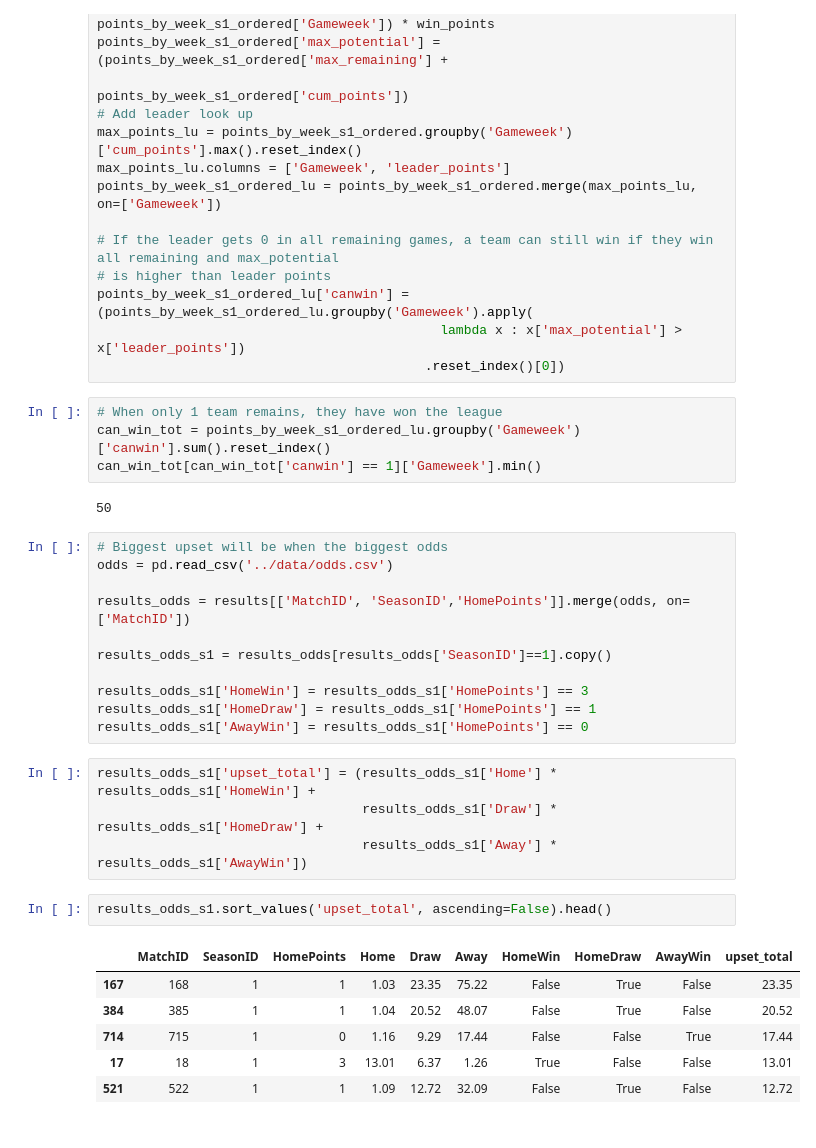
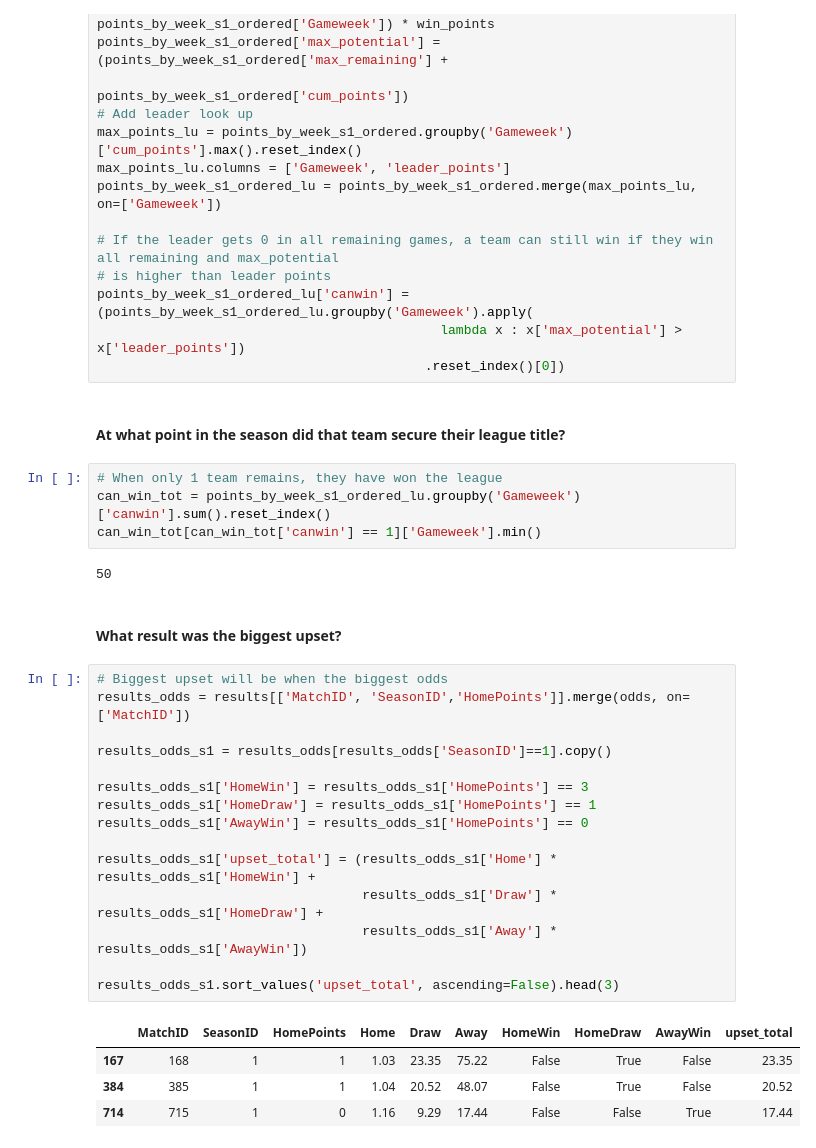
Before and after one commit to ch4413/football, a Jupyter notebook: notebooks/S1_123_season_1_analysis.ipynb, the cells around one changed output. Drawn from its saved outputs; the diff is of its cells as text.

```diff
--- a/notebooks/S1_123_season_1_analysis.ipynb
+++ b/notebooks/S1_123_season_1_analysis.ipynb
@@ -56,36 +56,36 @@ points_by_week_s1_ordered_lu = points_by_week_s1_ordered.merge(max_points_lu, on
 points_by_week_s1_ordered_lu['canwin'] = (points_by_week_s1_ordered_lu.groupby('Gameweek').apply(
                                             lambda x : x['max_potential'] > x['leader_points'])
                                           .reset_index()[0])
+# %% [markdown]
+#### At what point in the season did that team secure their league title?
 # %%
 # When only 1 team remains, they have won the league
 can_win_tot = points_by_week_s1_ordered_lu.groupby('Gameweek')['canwin'].sum().reset_index()
 can_win_tot[can_win_tot['canwin'] == 1]['Gameweek'].min()
 # %% [output]
 50
+# %% [markdown]
+#### What result was the biggest upset?
 # %%
 # Biggest upset will be when the biggest odds
-odds = pd.read_csv('../data/odds.csv')
-
 results_odds = results[['MatchID', 'SeasonID','HomePoints']].merge(odds, on=['MatchID'])
 
 results_odds_s1 = results_odds[results_odds['SeasonID']==1].copy()
 
 results_odds_s1['HomeWin'] = results_odds_s1['HomePoints'] == 3
 results_odds_s1['HomeDraw'] = results_odds_s1['HomePoints'] == 1
 results_odds_s1['AwayWin'] = results_odds_s1['HomePoints'] == 0
+
+results_odds_s1['upset_total'] = (results_odds_s1['Home'] * results_odds_s1['HomeWin'] +
+                                  results_odds_s1['Draw'] * results_odds_s1['HomeDraw'] +
+                                  results_odds_s1['Away'] * results_odds_s1['AwayWin'])
+
+results_odds_s1.sort_values('upset_total', ascending=False).head(3)
+# %% [output]
+|  | MatchID | SeasonID | HomePoints | Home | Draw | Away | HomeWin | HomeDraw | AwayWin | upset_total |
+| 167 | 168 | 1 | 1 | 1.03 | 23.35 | 75.22 | False | True | False | 23.35 |
+| 384 | 385 | 1 | 1 | 1.04 | 20.52 | 48.07 | False | True | False | 20.52 |
+| 714 | 715 | 1 | 0 | 1.16 | 9.29 | 17.44 | False | False | True | 17.44 |
-# %%
-results_odds_s1['upset_total'] = (results_odds_s1['Home'] * results_odds_s1['HomeWin'] +
-                                  results_odds_s1['Draw'] * results_odds_s1['HomeDraw'] +
-                                  results_odds_s1['Away'] * results_odds_s1['AwayWin'])
-# %%
-results_odds_s1.sort_values('upset_total', ascending=False).head()
-# %% [output]
-|  | MatchID | SeasonID | HomePoints | Home | Draw | Away | HomeWin | HomeDraw | AwayWin | upset_total |
-| 167 | 168 | 1 | 1 | 1.03 | 23.35 | 75.22 | False | True | False | 23.35 |
-| 384 | 385 | 1 | 1 | 1.04 | 20.52 | 48.07 | False | True | False | 20.52 |
-| 714 | 715 | 1 | 0 | 1.16 | 9.29 | 17.44 | False | False | True | 17.44 |
-| 17 | 18 | 1 | 3 | 13.01 | 6.37 | 1.26 | True | False | False | 13.01 |
-| 521 | 522 | 1 | 1 | 1.09 | 12.72 | 32.09 | False | True | False | 12.72 |
 # %%
 biggest_upset = (results_odds_s1[results_odds_s1['upset_total'].max()==results_odds_s1['upset_total']].merge(results[['MatchID', 'HomeTeamID', 'AwayTeamID']],
                                                                         on='MatchID')
```
Also changed, not shown: parts of 10 cells of this notebook, 18 other files.
